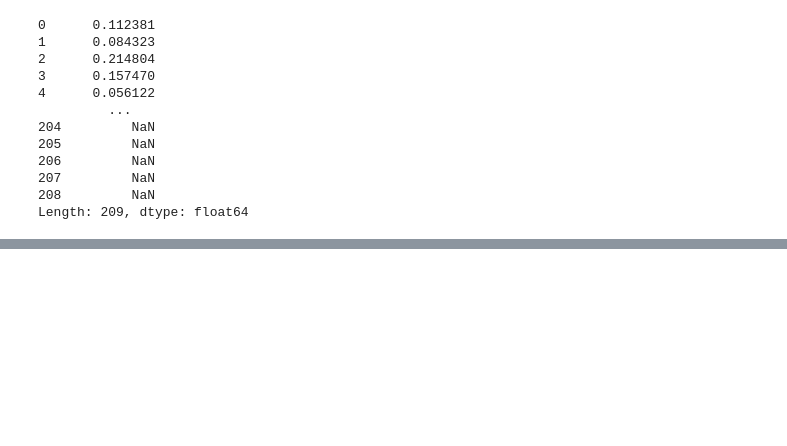
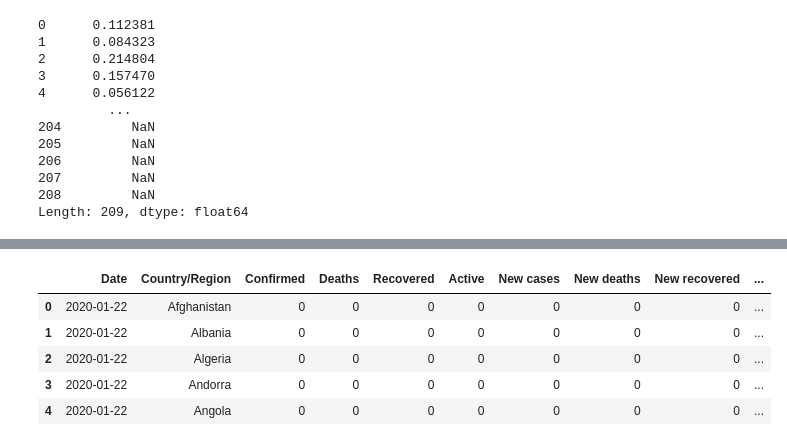
Before and after one commit to Sumetjutha/031_Real_Project_Analysis_Python, a Jupyter notebook: 003_Covid19_Data_Analysis.ipynb, the cells around one changed output, grey strips where cells are left out. Saved outputs shown, nothing was run; the diff lists cells and outputs as text; code cells hidden in the pictures; blank space fills up the shorter version.

```diff
--- a/003_Covid19_Data_Analysis.ipynb
+++ b/003_Covid19_Data_Analysis.ipynb
@@ -354,0 +368,9 @@ px.bar(world_data,x='Country/Region',y= world_data['Serious,Critical'] / world_d
+# %%
+group_data.head()
+# %% [output]
+|  | Date | Country/Region | Confirmed | Deaths | Recovered | Active | New cases | New deaths | New recovered | ... |
+| 0 | 2020-01-22 | Afghanistan | 0 | 0 | 0 | 0 | 0 | 0 | 0 | ... |
+| 1 | 2020-01-22 | Albania | 0 | 0 | 0 | 0 | 0 | 0 | 0 | ... |
+| 2 | 2020-01-22 | Algeria | 0 | 0 | 0 | 0 | 0 | 0 | 0 | ... |
+| 3 | 2020-01-22 | Andorra | 0 | 0 | 0 | 0 | 0 | 0 | 0 | ... |
+| 4 | 2020-01-22 | Angola | 0 | 0 | 0 | 0 | 0 | 0 | 0 | ... |
```
Also changed, not shown: parts of 7 cells of this notebook.
